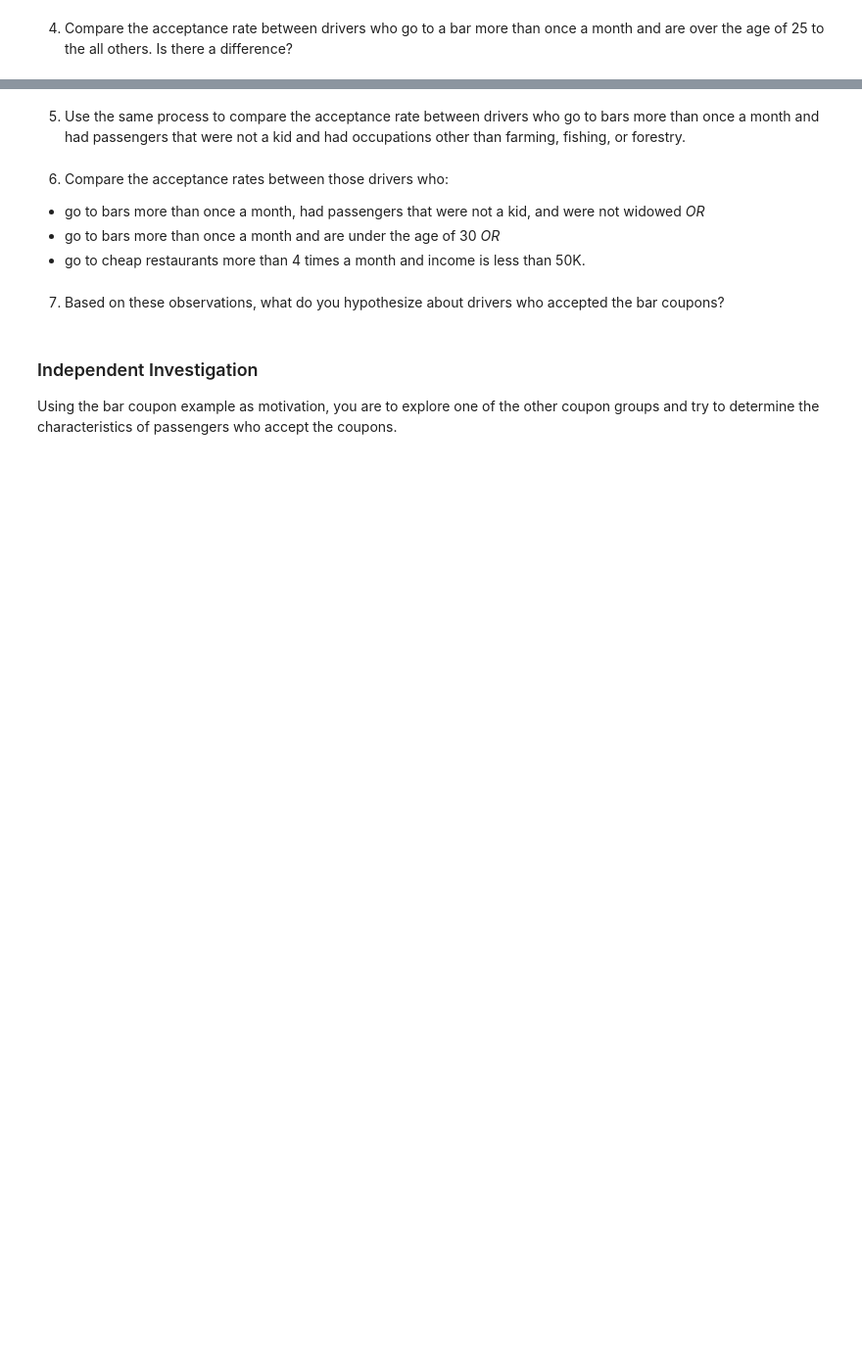
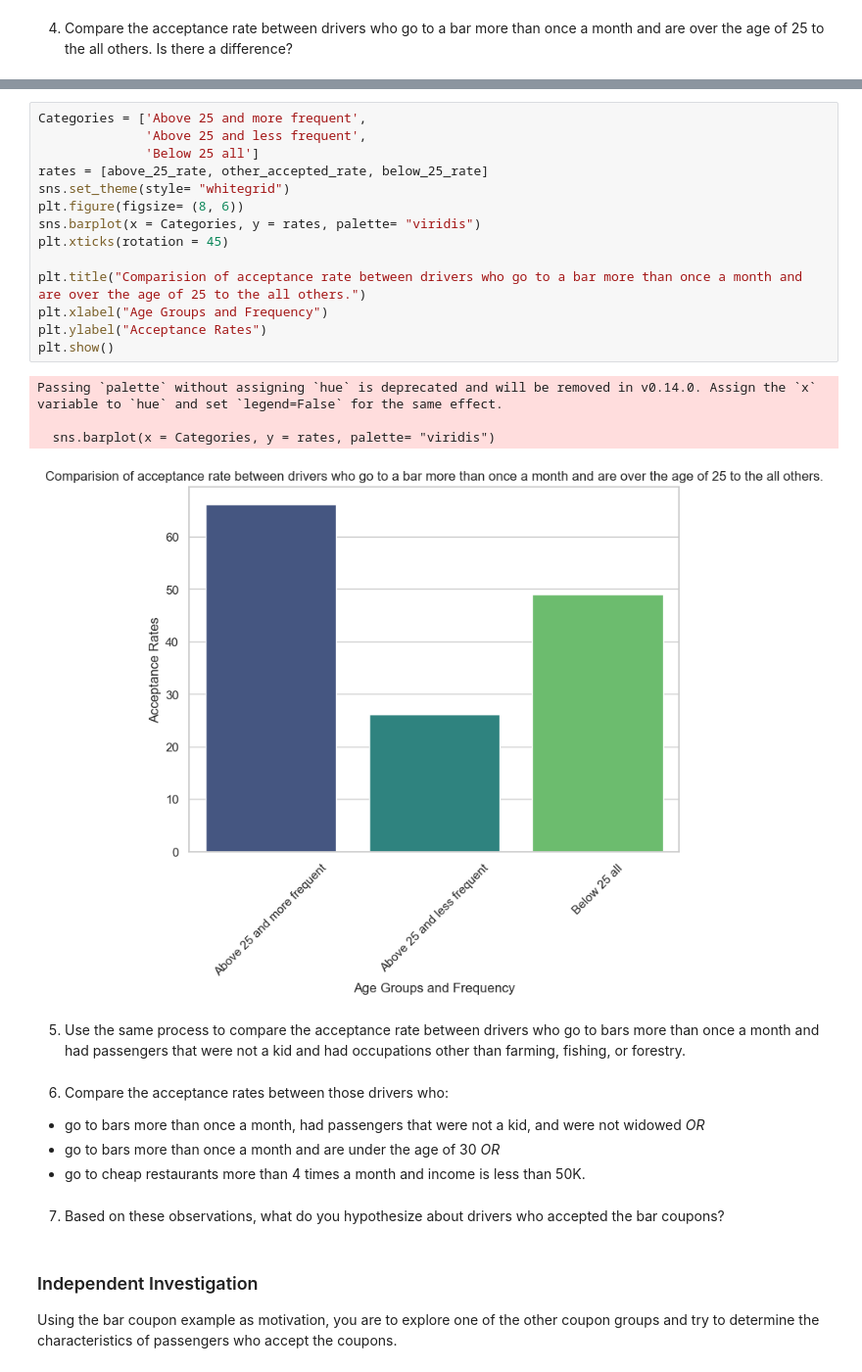
Before and after one commit to ashmehta/Amazon-Coupon-Acceptance, a Jupyter notebook: prompt.ipynb, the cells around one changed output, grey strips where cells are left out. Shown at 98% size. Drawn from its saved outputs; the diff is of its cells as text; blank space fills up the shorter version.

```diff
--- a/prompt.ipynb
+++ b/prompt.ipynb
@@ -204,3 +302,22 @@ Now, we will lead you through an exploration of just the bar related coupons.
+# %%
+Categories = ['Above 25 and more frequent',
+              'Above 25 and less frequent',
+              'Below 25 all']
+rates = [above_25_rate, other_accepted_rate, below_25_rate]
+sns.set_theme(style= "whitegrid")
+plt.figure(figsize= (8, 6))
+sns.barplot(x = Categories, y = rates, palette= "viridis")
+plt.xticks(rotation = 45)
+
+plt.title("Comparision of acceptance rate between drivers who go to a bar more than once a month and are over the age of 25 to the all others.")
+plt.xlabel("Age Groups and Frequency")
+plt.ylabel("Acceptance Rates")
+plt.show()
+# %% [output]
+Passing `palette` without assigning `hue` is deprecated and will be removed in v0.14.0. Assign the `x` variable to `hue` and set `legend=False` for the same effect.
+
+  sns.barplot(x = Categories, y = rates, palette= "viridis")
+[figure, added]
 # %% [markdown]
 5. Use the same process to compare the acceptance rate between drivers who go to bars more than once a month and had passengers that were not a kid and had occupations other than farming, fishing, or forestry.
 # %% [markdown]
```
Also changed, not shown: parts of 11 cells of this notebook.
